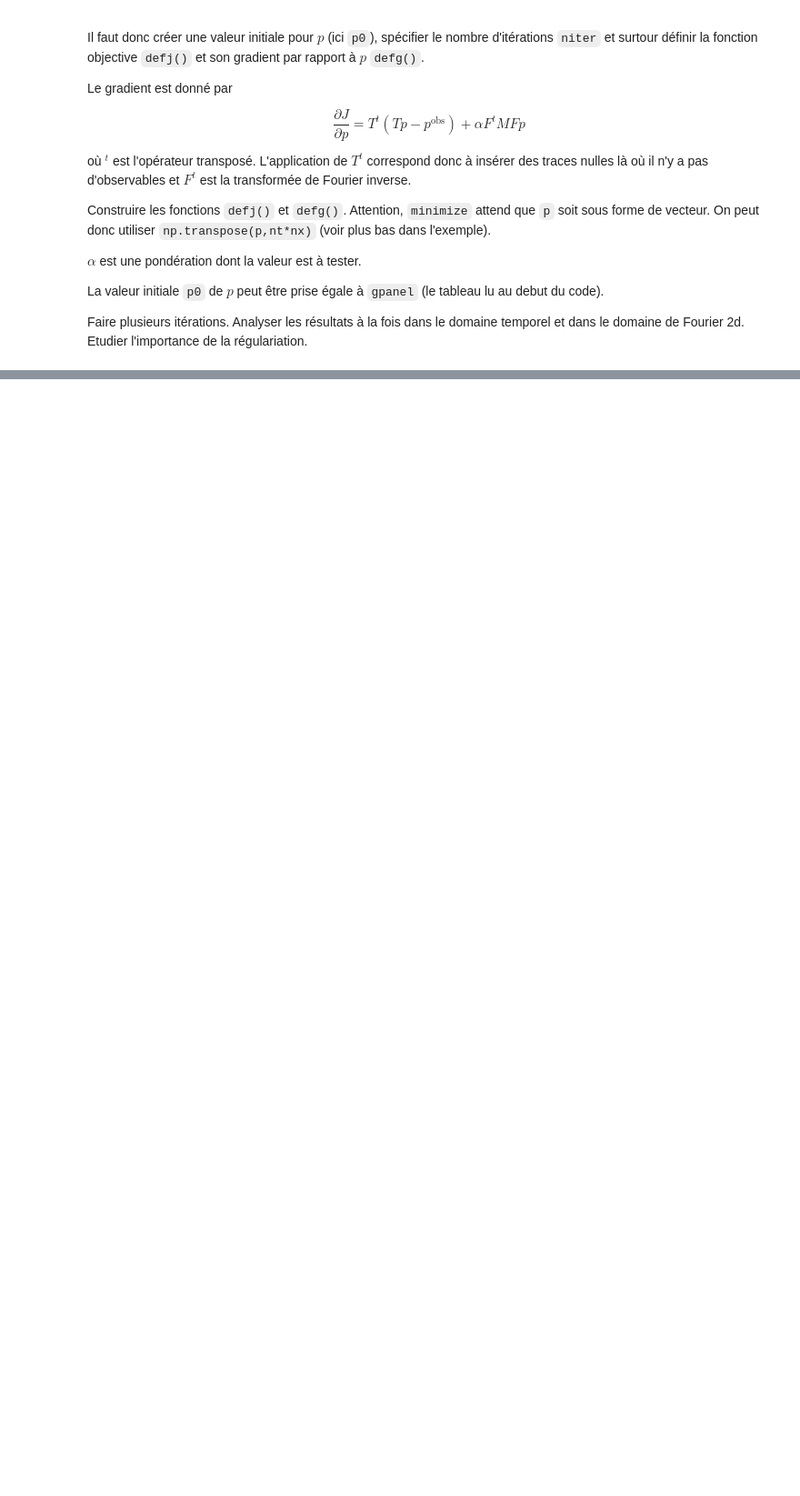
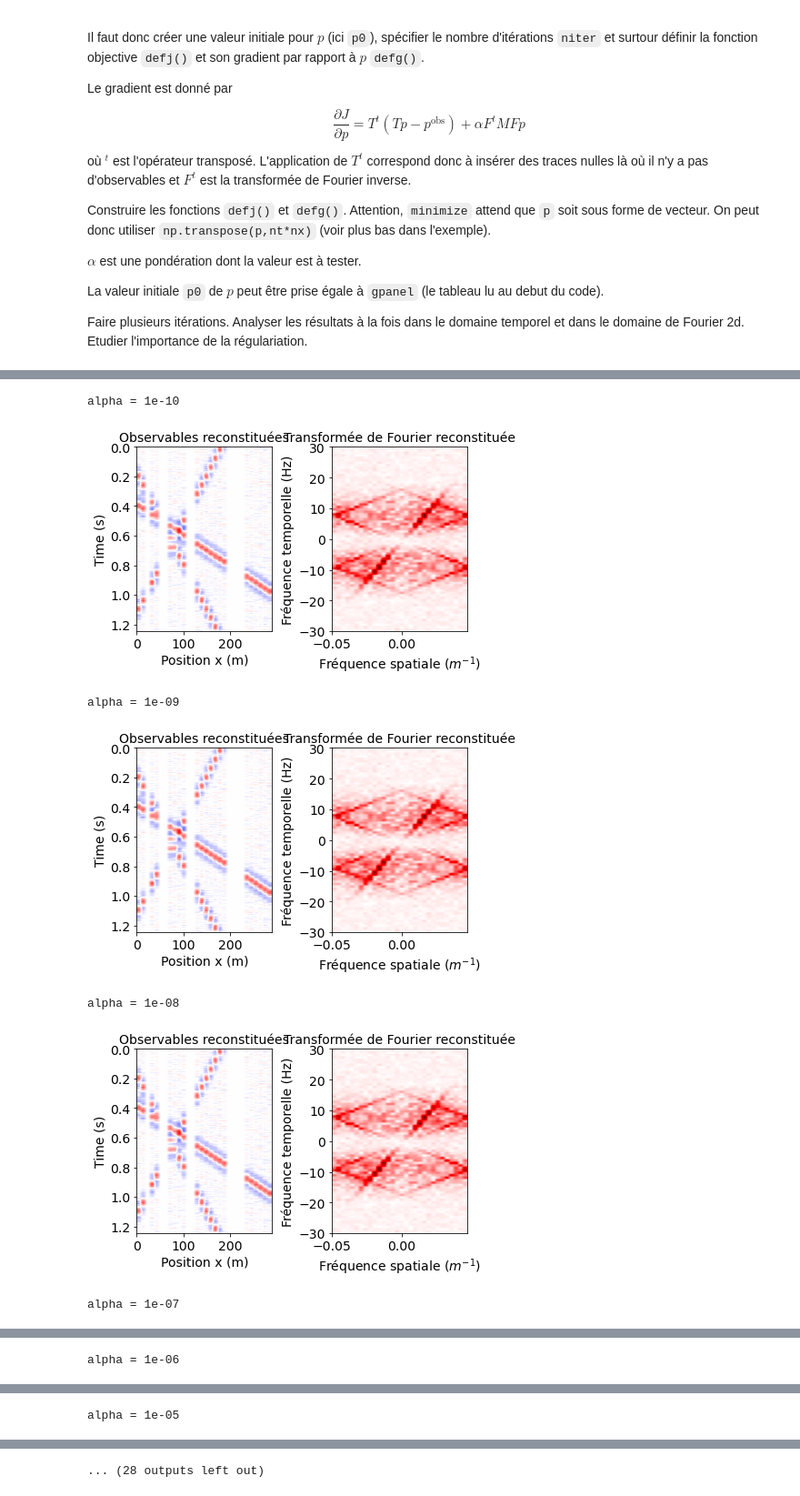
Before and after one commit to gabrielleberrada/projet_traitement_signal, a Jupyter notebook: mini_projet_interpolation/mini_projet_groupe3.ipynb, the cells around one changed output, grey strips where cells are left out. Shown at 91% size. Drawn from its saved outputs; the diff is of its cells as text; code cells hidden in the pictures; blank space fills up the shorter version.

```diff
--- a/mini_projet_interpolation/mini_projet_groupe3.ipynb
+++ b/mini_projet_interpolation/mini_projet_groupe3.ipynb
@@ -256,8 +272,8 @@ On peut vérifier graphiquement que ces valeurs sont cohérentes :
 # %%
 P, T = np.meshgrid(pentes_samples, time_samples)
 print(pentes_samples)
-F_array = np.zeros((nt, 50))
-for i in range(50):
+F_array = np.zeros((nt, n_samples))
+for i in range(n_samples):
     for j in range(nt):
         F_array[j, i] = F(time_samples[j], pentes_samples[i])
 
@@ -505,6 +473,6 @@ plt.plot(pentes, moyennes)
 # %%
 def valeurs_max(ind_min, ind_max, inclinaison=inclinaison):
-    res = np.vectorize(moyenne)(inclinaison[ind_min:ind_max])
+    res = np.vectorize(sommations)(inclinaison[ind_min:ind_max])
     return inclinaison[ind_min + np.argmax(res)]
 
 p1 = valeurs_max(0, 200)
@@ -663,0 +631,50 @@ panelf = np.reshape(res.x,[nt,nx])
+# %%
+# Iterative mininisation (example)
+
+niter = 10 # number of iterations
+p0 = np.reshape(np.copy(gpanel),nt*nx)
+
+#On teste plusieurs valeurs de alpha
+for i in range(-10, 10):
+
+
+    gpanel2 = find_alpha(10**i)
+    gpanelf2 = np.abs(np.fft.fftshift(np.fft.fft2(gpanel2)))
+
+    # définition des axes
+    nf, nk = gpanel.shape
+    af = np.fft.fftfreq(nf, d = dt)
+    ak = np.fft.fftfreq(nk, d = dx)
+    fig = plt.figure()
+    vmax = np.max(np.abs(gpanel2))
+
+    av = plt.subplot(121)
+    plt.imshow(gpanel2,extent=[ax[0],ax[-1],at[-1],at[0]],aspect='auto')
+    plt.title('Observables reconstituées', fontsize = labelsize)
+    av.set_ylabel("Time (s)", fontsize = labelsize)
+    av.set_xlabel("Position x (m)", fontsize = labelsize)
+    av.tick_params(axis='both', which='major', labelsize=labelsize)
+    plt.clim([-vmax,vmax])
+    plt.set_cmap('bwr')
+
+    vmax = np.max(np.abs(gpanelf2))
+
+    av2 = plt.subplot(122)
+    plt.imshow(gpanelf2,extent=[ak.min(),ak.max(),af.min(),af.max()],aspect='auto', cmap = "seismic")
+    plt.title('Transformée de Fourier reconstituée', fontsize = labelsize)
+    av2.set_ylabel("Fréquence temporelle (Hz)", fontsize = labelsize)
+    av2.set_xlabel("Fréquence spatiale ($m^{-1}$)", fontsize = labelsize)
+    av2.tick_params(axis='both', which='major', labelsize=labelsize)
+    plt.clim([-vmax,vmax])
+    plt.ylim(-30, 30)
+    print(f'alpha = {10**i}')
+    fig.tight_layout()
+    plt.show()
+# %% [output]
+alpha = 1e-10
+[figure, added]
+alpha = 1e-09
+[figure, added]
+alpha = 1e-08
+[figure, added]
+alpha = 1e-07
@@ -663,0 +682 @@ panelf = np.reshape(res.x,[nt,nx])
+alpha = 1e-06
@@ -663,0 +684 @@ panelf = np.reshape(res.x,[nt,nx])
+alpha = 1e-05
@@ -663,0 +686 @@ panelf = np.reshape(res.x,[nt,nx])
+... (28 outputs left out)
```
Also changed, not shown: parts of 17 cells of this notebook, 1 other file.
